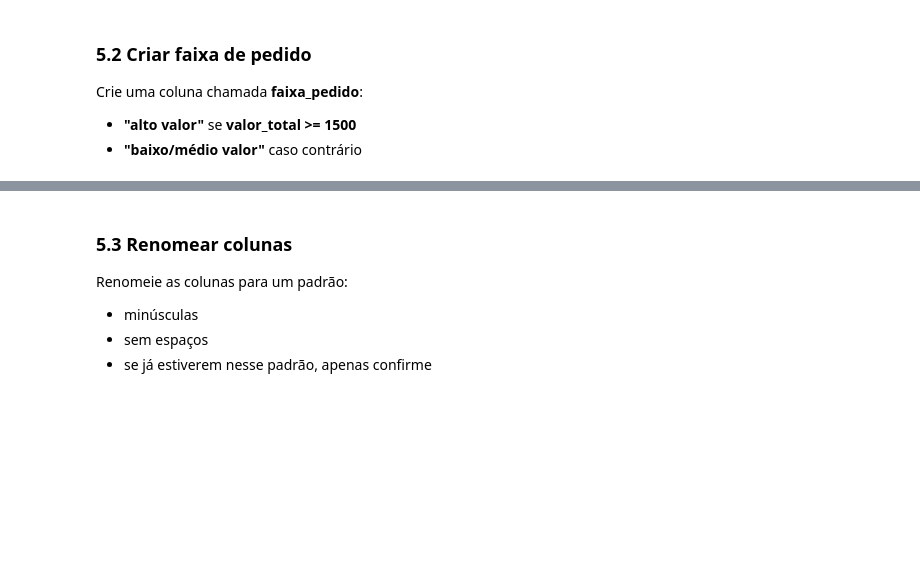
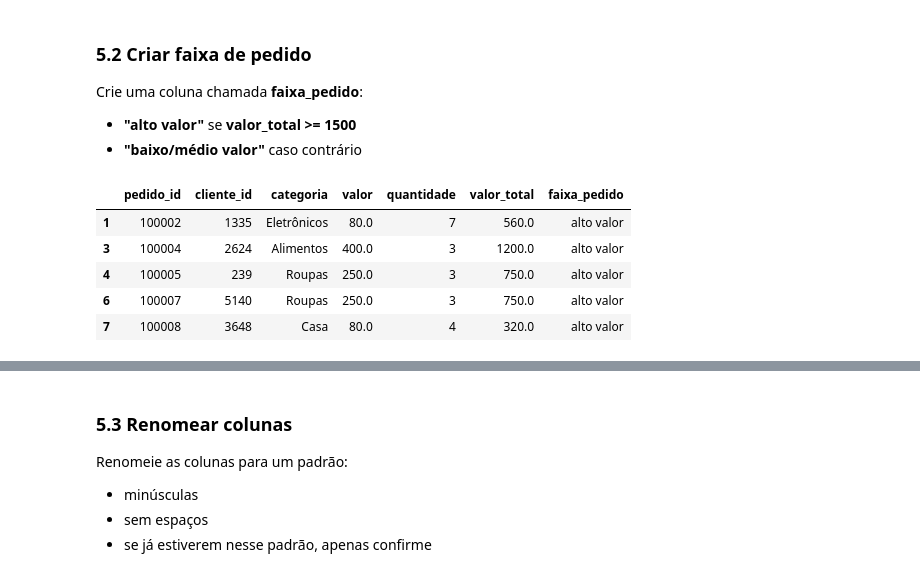
Before and after one commit to Somutt/revisao_py, a Jupyter notebook: 02_data_analysis/pandas_ecommerce.ipynb, the cells around one changed output, grey strips where cells are left out. Cells and saved outputs as stored; diff of their text form; code cells hidden in the pictures; blank space fills up the shorter version.

```diff
--- a/02_data_analysis/pandas_ecommerce.ipynb
+++ b/02_data_analysis/pandas_ecommerce.ipynb
@@ -1034,4 +1034,6 @@ pedidos_df.loc[pedidos_ord.index]
 
 **Onde:** valor_total = valor * quantidade
 # %%
-#Implementação
+pedidos_df['valor_total'] = pedidos_df['valor'] * pedidos_df['quantidade']
+
+pedidos_df[['valor', 'quantidade', 'valor_total']].head()
@@ -1043,4 +1063,14 @@ Crie uma coluna chamada **faixa_pedido**:
 - **"alto valor"** se **valor_total >= 1500**
 - **"baixo/médio valor"** caso contrário
 # %%
-#Implementação
+pedidos_df['faixa_pedido'] = 'alto valor'
+
+baixo_valor = pedidos_df['valor_total'] < 1500
+pedidos_df[baixo_valor].head()
+# %% [output]
+|  | pedido_id | cliente_id | categoria | valor | quantidade | valor_total | faixa_pedido |
+| 1 | 100002 | 1335 | Eletrônicos | 80.0 | 7 | 560.0 | alto valor |
+| 3 | 100004 | 2624 | Alimentos | 400.0 | 3 | 1200.0 | alto valor |
+| 4 | 100005 | 239 | Roupas | 250.0 | 3 | 750.0 | alto valor |
+| 6 | 100007 | 5140 | Roupas | 250.0 | 3 | 750.0 | alto valor |
+| 7 | 100008 | 3648 | Casa | 80.0 | 4 | 320.0 | alto valor |
```
Also changed, not shown: parts of 4 cells of this notebook.
